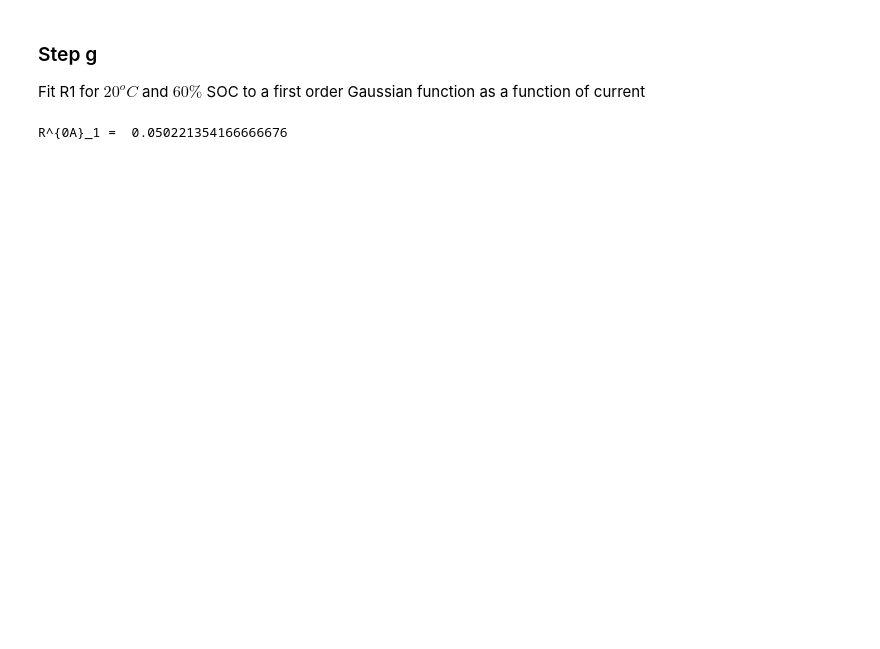
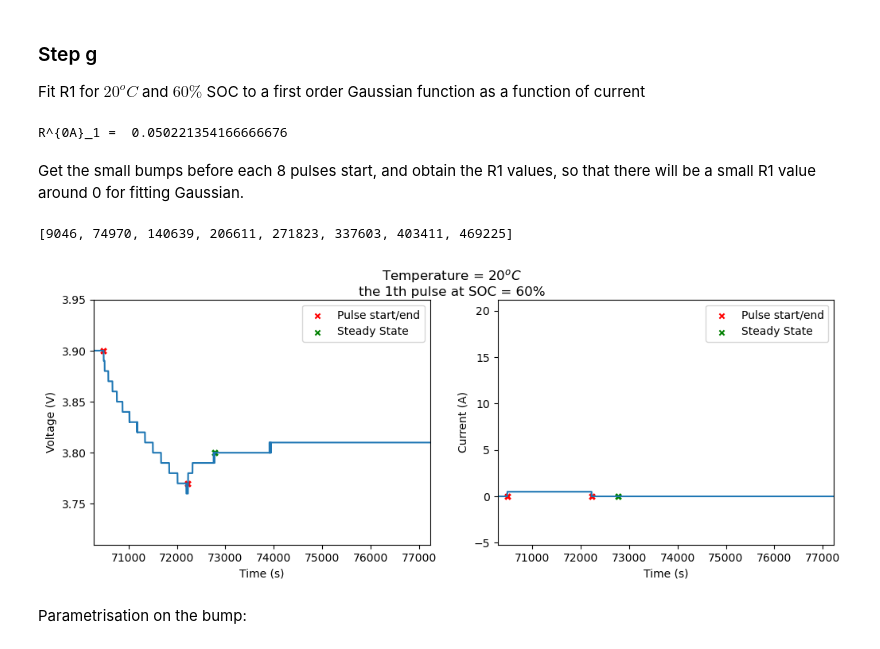
Before and after one commit to sunfanyi/modelling-of-lithium-ion-batteries, a Jupyter notebook: part_2a.ipynb, the cells around one changed output. Saved outputs shown, nothing was run; the diff lists cells and outputs as text; code cells hidden in the pictures; blank space fills up the shorter version.

```diff
--- a/part_2a.ipynb
+++ b/part_2a.ipynb
@@ -469,0 +363,48 @@ plt.show()
+# %% [markdown]
+Get the small bumps before each 8 pulses start, and obtain the R1 values, so that there will be a small R1 value around 0 for fitting Gaussian.
+# %%
+I_shifted = np.concatenate((I[1:], [0]))
+idx_small_start = np.flatnonzero((I == 0) & (I_shifted < 1) & (I_shifted > 0.2))
+idx_small_end = np.flatnonzero((I < 1) & (I > 0.2) & (I_shifted == 0)) + 1
+
+# # plot an example
+# show_SOC = 4
+# show_pulse = 1
+# plot_pulses(t, I, V_actual, np.repeat(idx_small_start.reshape(-1, 1), 8, axis=1),
+#             np.repeat(idx_small_end.reshape(-1, 1), 8, axis=1),
+#             show_SOC, show_pulse)
+# %%
+idx_small_Vss = []
+all_ends = idx_small_end.flatten()
+for pos in range(len(all_ends)):
+    i = 0
+    while True:
+        # if observing num_criteria of constant values, steady state is reached
+        num_criteria = 500
+        segment = V_actual[all_ends[pos]+i : all_ends[pos]+i+num_criteria]
+        if np.all(segment == segment[0]):  # all element in this array are the same
+            idx_small_Vss.append(all_ends[pos]+i)
+            break
+        i += 1
+
+        # Stop browsing if touching the next next pulse, or the end
+        i_limit = np.concatenate((idx_small_start.flatten()[1:], [len(t)]))
+        if i > i_limit[pos]:
+            which_SOC = pos//8
+            SOC_level = SOC_from_idx_map[which_SOC]
+            msg = "Position of V_ss is not found for the {}th pulse at SOC = {:0.0f}%".format(pos%8, SOC_level*100)
+            raise ValueError(msg)
+
+# idx_small_Vss = np.reshape(idx_small_Vss, [8, 8])
+print(idx_small_Vss)
+idx_small_Vss = np.array(idx_small_Vss)
+show_SOC = 4
+show_pulse = 1
+plot_pulses(t, I, V_actual, np.repeat(idx_small_start.reshape(-1, 1), 8, axis=1),
+            np.repeat(idx_small_end.reshape(-1, 1), 8, axis=1),
+            show_SOC, show_pulse, np.repeat(idx_small_Vss.reshape(-1, 1), 8, axis=1))
+# %% [output]
+[9046, 74970, 140639, 206611, 271823, 337603, 403411, 469225]
+[figure, added]
+# %% [markdown]
+Parametrisation on the bump:
```
Also changed, not shown: parts of 21 cells of this notebook, 3 other files.
